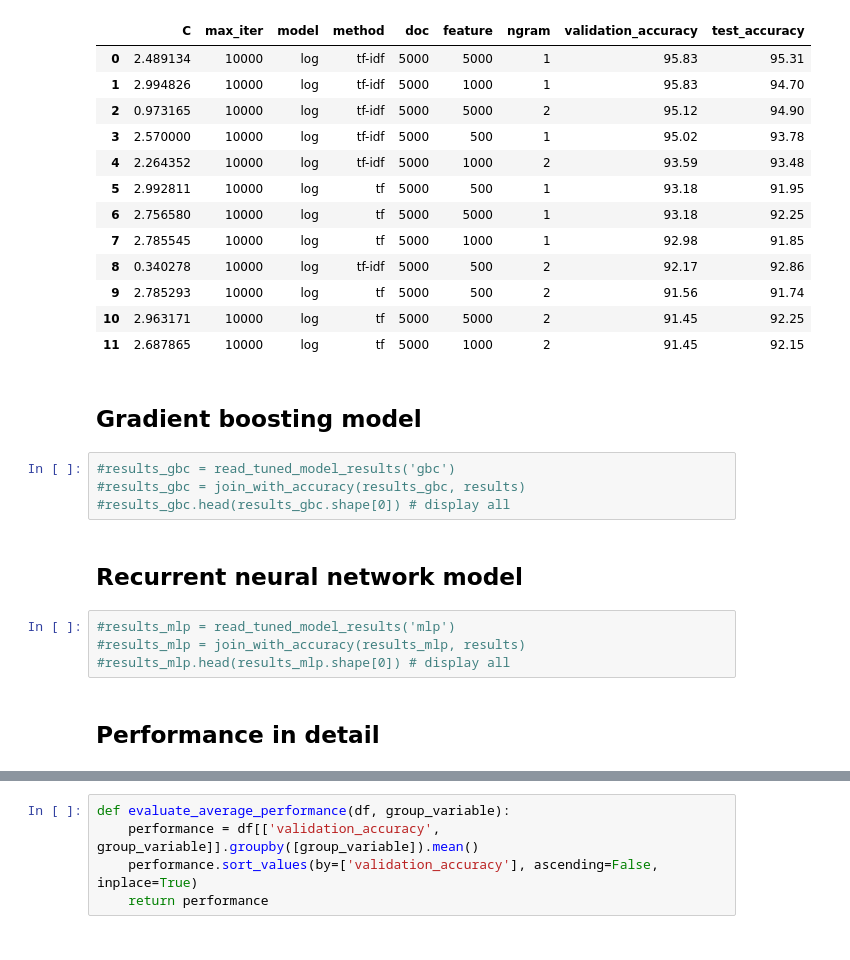
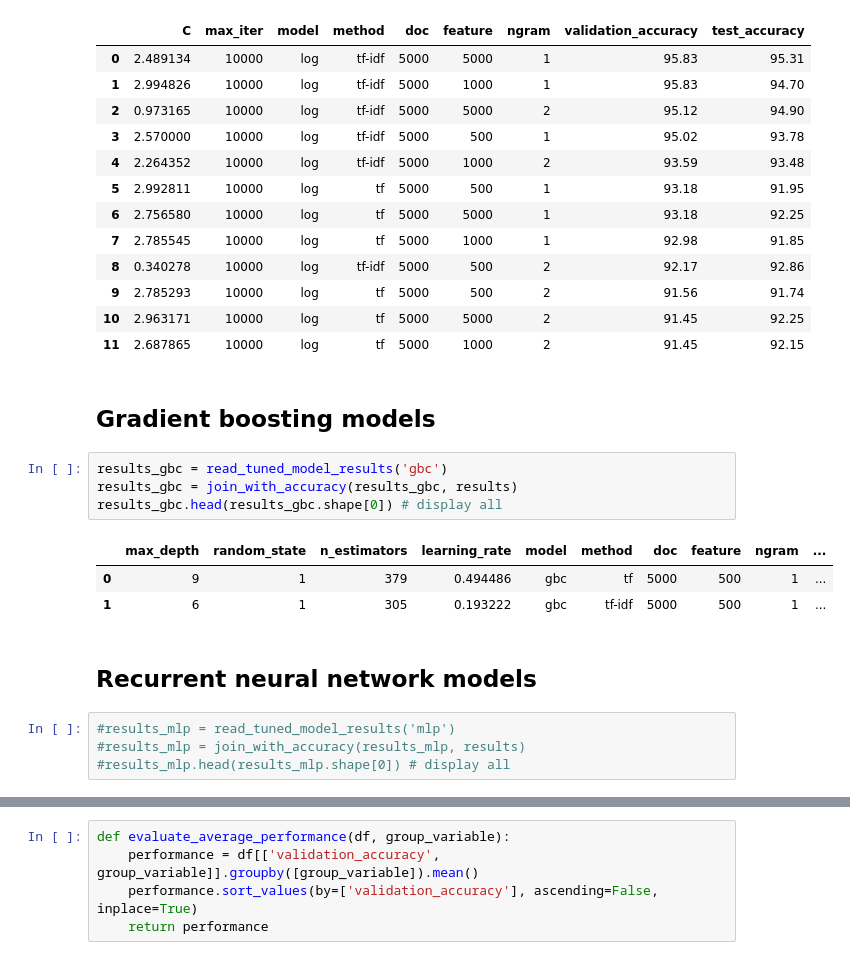
Before and after one commit to benjaminperucco/udacity-nano-mle, a Jupyter notebook: 5 Capstone/2 Project/3_postprocessing.ipynb, the cells around one changed output, grey strips where cells are left out. Drawn from its saved outputs; the diff is of its cells as text.

Commit message:
refactor: Write detailed intention of postprocessing

```diff
--- a/5 Capstone/2 Project/3_postprocessing.ipynb
+++ b/5 Capstone/2 Project/3_postprocessing.ipynb
@@ -193,16 +222,18 @@ results_log.head(results_log.shape[0]) # display all
 | 10 | 2.963171 | 10000 | log | tf | 5000 | 5000 | 2 | 91.45 | 92.25 |
 | 11 | 2.687865 | 10000 | log | tf | 5000 | 1000 | 2 | 91.45 | 92.15 |
 # %% [markdown]
-## Gradient boosting model
+## Gradient boosting models
 # %%
-#results_gbc = read_tuned_model_results('gbc')
-#results_gbc = join_with_accuracy(results_gbc, results)
-#results_gbc.head(results_gbc.shape[0]) # display all
+results_gbc = read_tuned_model_results('gbc')
+results_gbc = join_with_accuracy(results_gbc, results)
+results_gbc.head(results_gbc.shape[0]) # display all
+# %% [output]
+|  | max_depth | random_state | n_estimators | learning_rate | model | method | doc | feature | ngram | ... |
+| 0 | 9 | 1 | 379 | 0.494486 | gbc | tf | 5000 | 500 | 1 | ... |
+| 1 | 6 | 1 | 305 | 0.193222 | gbc | tf-idf | 5000 | 500 | 1 | ... |
 # %% [markdown]
-## Recurrent neural network model
+## Recurrent neural network models
 # %%
 #results_mlp = read_tuned_model_results('mlp')
 #results_mlp = join_with_accuracy(results_mlp, results)
 #results_mlp.head(results_mlp.shape[0]) # display all
-# %% [markdown]
-## Performance in detail
```
Also changed, not shown: parts of 24 cells of this notebook.
